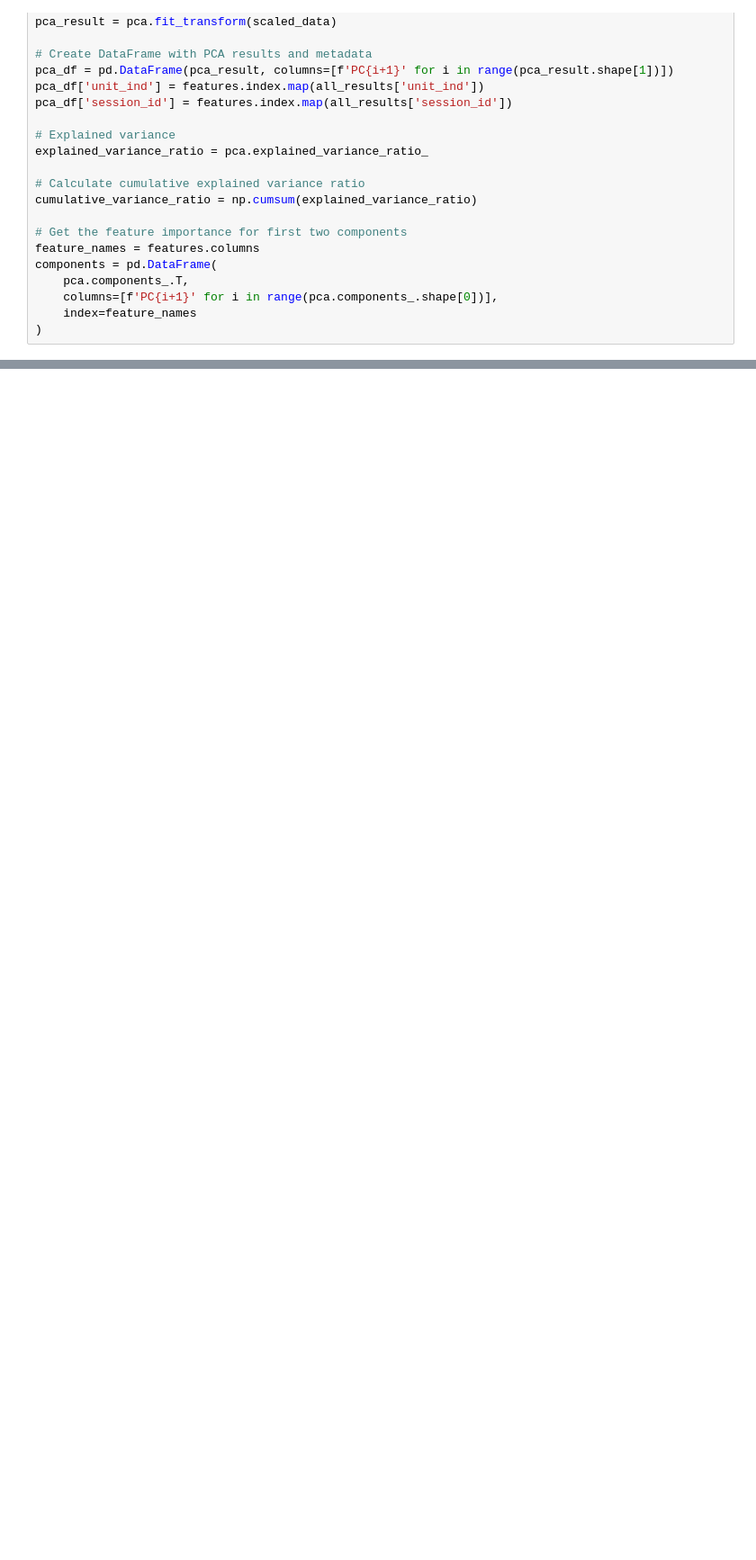
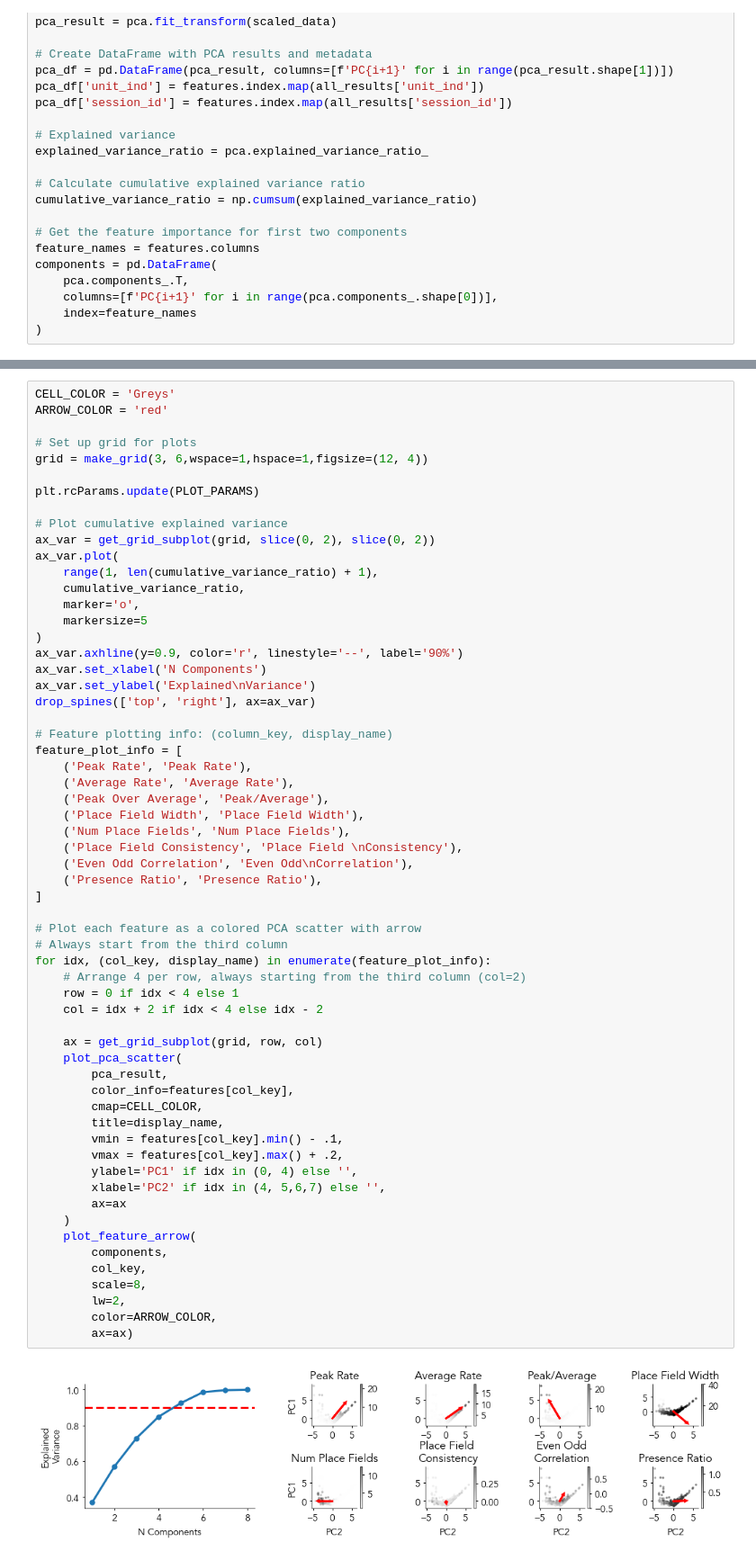
Before and after one commit to HSNPipeline/AnalyzeTrain, a Jupyter notebook: FIGURE_HUMAN/FIGURE_HumanPCA.ipynb, the cells around one changed output, grey strips where cells are left out. Shown at 90% size. Saved outputs shown, nothing was run; the diff lists cells and outputs as text; blank space fills up the shorter version.

```diff
--- a/FIGURE_HUMAN/FIGURE_HumanPCA.ipynb
+++ b/FIGURE_HUMAN/FIGURE_HumanPCA.ipynb
@@ -721,0 +364,62 @@ save_figure('Human_PCA_Features.pdf',file_path='/Users/weijiazhang/Plots/PLDM/Hu
+# %%
+CELL_COLOR = 'Greys'
+ARROW_COLOR = 'red'
+
+# Set up grid for plots
+grid = make_grid(3, 6,wspace=1,hspace=1,figsize=(12, 4))
+
+plt.rcParams.update(PLOT_PARAMS)
+
+# Plot cumulative explained variance
+ax_var = get_grid_subplot(grid, slice(0, 2), slice(0, 2))
+ax_var.plot(
+    range(1, len(cumulative_variance_ratio) + 1),
+    cumulative_variance_ratio,
+    marker='o',
+    markersize=5
+)
+ax_var.axhline(y=0.9, color='r', linestyle='--', label='90%')
+ax_var.set_xlabel('N Components')
+ax_var.set_ylabel('Explained\nVariance')
+drop_spines(['top', 'right'], ax=ax_var)
+
+# Feature plotting info: (column_key, display_name)
+feature_plot_info = [
+    ('Peak Rate', 'Peak Rate'),
+    ('Average Rate', 'Average Rate'),
+    ('Peak Over Average', 'Peak/Average'),
+    ('Place Field Width', 'Place Field Width'),
+    ('Num Place Fields', 'Num Place Fields'),
+    ('Place Field Consistency', 'Place Field \nConsistency'),
+    ('Even Odd Correlation', 'Even Odd\nCorrelation'),
+    ('Presence Ratio', 'Presence Ratio'),
+]
+
+# Plot each feature as a colored PCA scatter with arrow
+# Always start from the third column
+for idx, (col_key, display_name) in enumerate(feature_plot_info):
+    # Arrange 4 per row, always starting from the third column (col=2)
+    row = 0 if idx < 4 else 1
+    col = idx + 2 if idx < 4 else idx - 2
+
+    ax = get_grid_subplot(grid, row, col)
+    plot_pca_scatter(
+        pca_result,
+        color_info=features[col_key],
+        cmap=CELL_COLOR,
+        title=display_name,
+        vmin = features[col_key].min() - .1,
+        vmax = features[col_key].max() + .2,
+        ylabel='PC1' if idx in (0, 4) else '',
+        xlabel='PC2' if idx in (4, 5,6,7) else '',
+        ax=ax
+    )
+    plot_feature_arrow(
+        components,
+        col_key,
+        scale=8,
+        lw=2,
+        color=ARROW_COLOR,
+        ax=ax)
+# %% [output]
+[figure, added]
```
Also changed, not shown: parts of 29 cells of this notebook, 3 other files.
